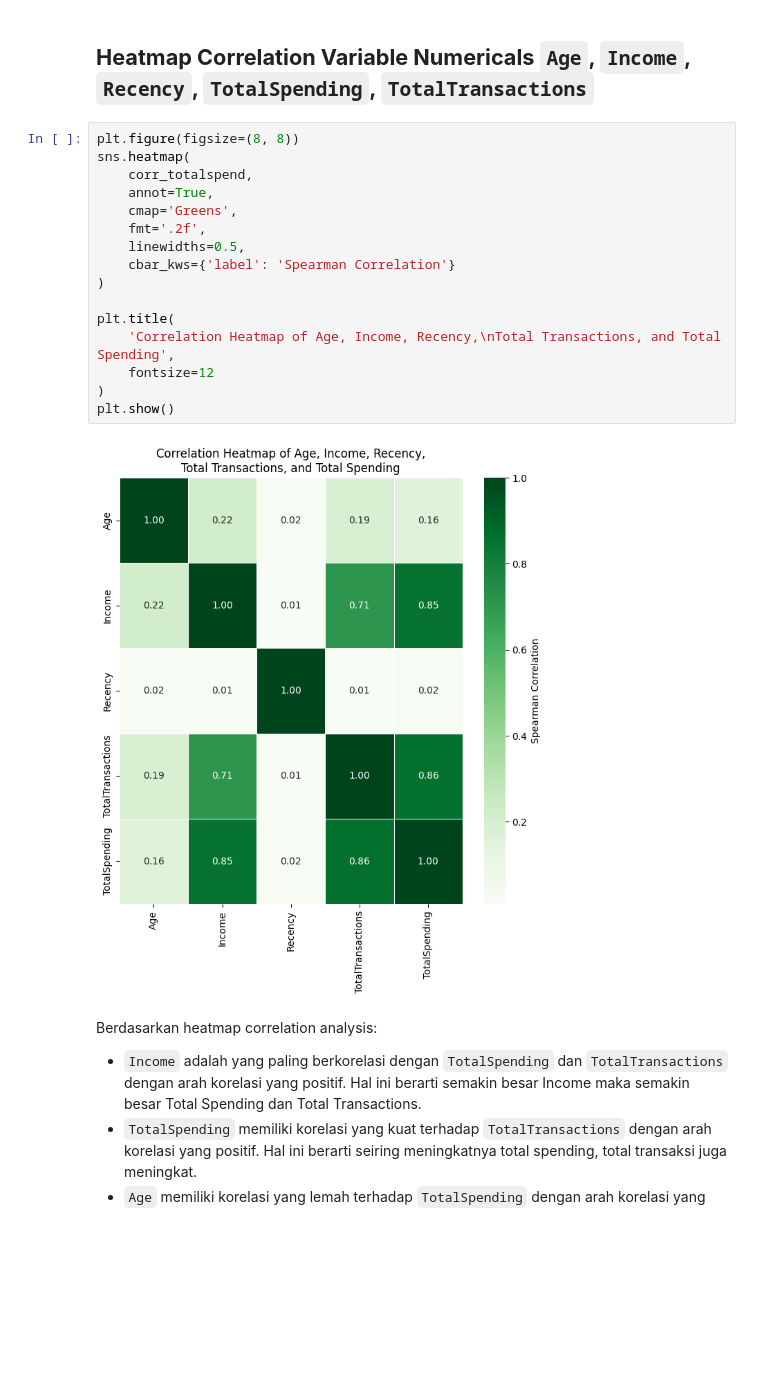
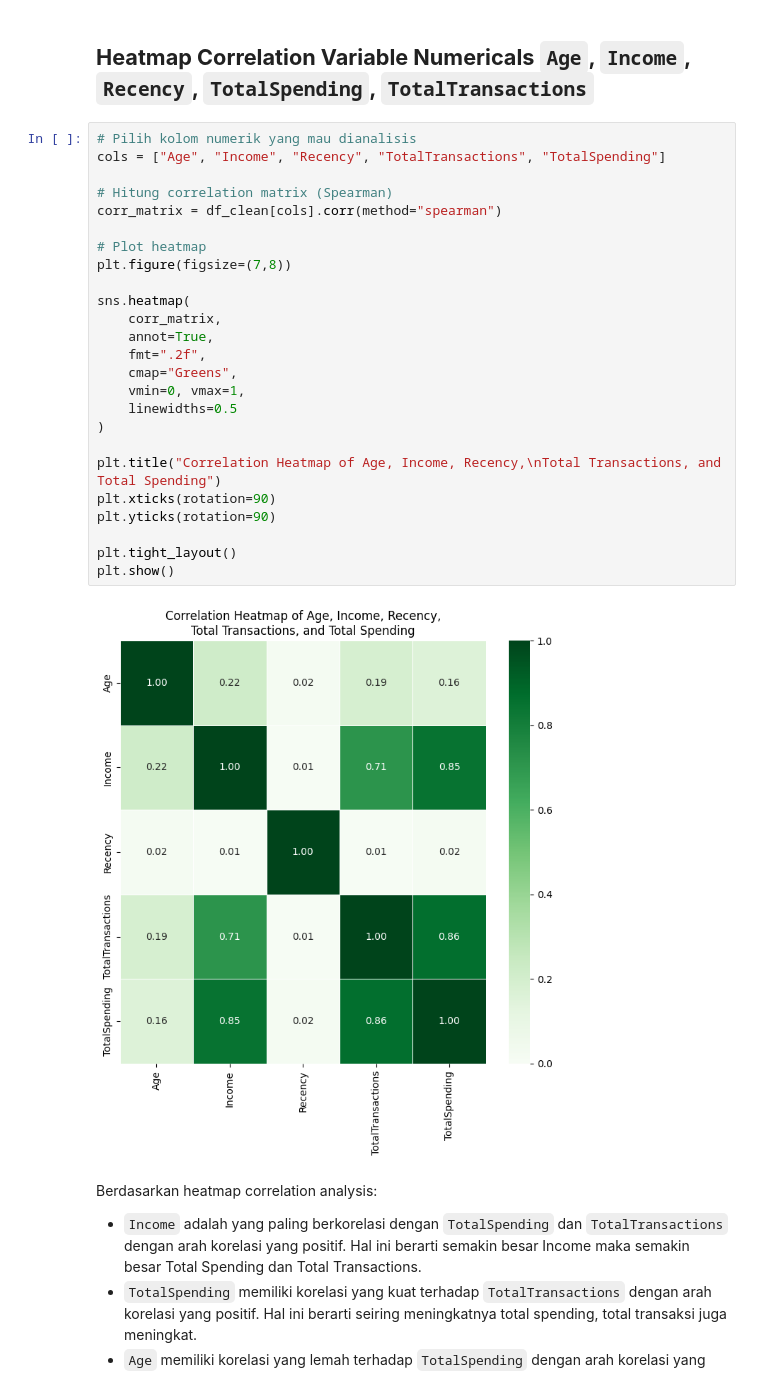
Before and after one commit to gracenc12/rfm-and-marketing-campaign-analysis, a Jupyter notebook: Capstone Project 2 - RFM & Marketing Campaign Analysis.ipynb, the cells around one changed output. Cells and saved outputs as stored; diff of their text form; blank space fills up the shorter version.

```diff
--- a/Capstone Project 2 - RFM & Marketing Campaign Analysis.ipynb
+++ b/Capstone Project 2 - RFM & Marketing Campaign Analysis.ipynb
@@ -1282,23 +1286,32 @@ campaign_summary
 # %% [markdown]
 ## **Heatmap Correlation Variable Numericals `Age`, `Income`, `Recency`, `TotalSpending`, `TotalTransactions`**
 # %%
-plt.figure(figsize=(8, 8))
+# Pilih kolom numerik yang mau dianalisis
+cols = ["Age", "Income", "Recency", "TotalTransactions", "TotalSpending"]
+
+# Hitung correlation matrix (Spearman)
+corr_matrix = df_clean[cols].corr(method="spearman")
+
+# Plot heatmap
+plt.figure(figsize=(7,8))
+
 sns.heatmap(
-    corr_totalspend,
+    corr_matrix,
     annot=True,
-    cmap='Greens',
-    fmt='.2f',
-    linewidths=0.5,
-    cbar_kws={'label': 'Spearman Correlation'}
+    fmt=".2f",
+    cmap="Greens",
+    vmin=0, vmax=1,
+    linewidths=0.5
 )
 
-plt.title(
-    'Correlation Heatmap of Age, Income, Recency,\nTotal Transactions, and Total Spending',
-    fontsize=12
-)
+plt.title("Correlation Heatmap of Age, Income, Recency,\nTotal Transactions, and Total Spending")
+plt.xticks(rotation=90)
+plt.yticks(rotation=90)
+
+plt.tight_layout()
 plt.show()
 # %% [output]
-[figure, old version]
+[figure, new version]
 # %% [markdown]
 Berdasarkan heatmap correlation analysis:
 - `Income` adalah yang paling berkorelasi dengan `TotalSpending` dan `TotalTransactions` dengan arah korelasi yang positif. Hal ini berarti semakin besar Income maka semakin besar Total Spending dan Total Transactions.
```
Also changed, not shown: parts of 32 cells of this notebook.
